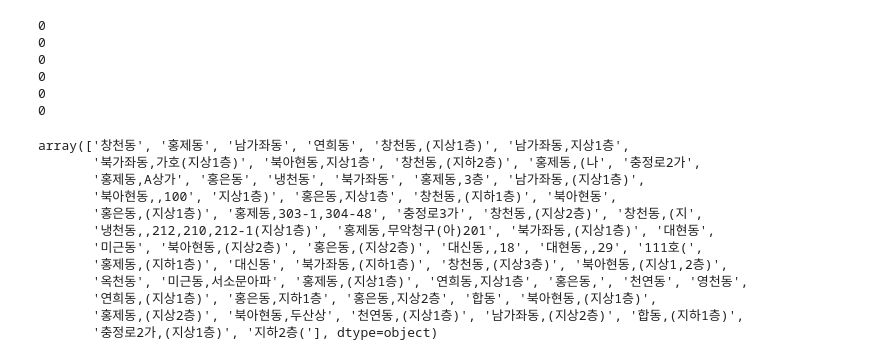
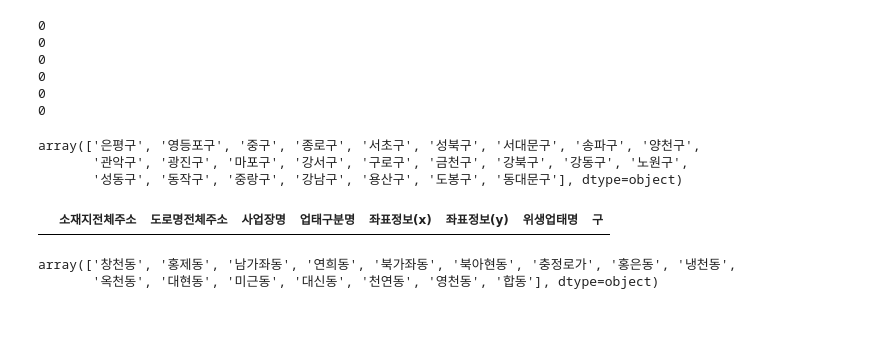
Before and after one commit to lth0813/SeSAC-LECTURE, a Jupyter notebook: 과제/MP3/MP3.ipynb, the cells around one changed output. Saved outputs shown, nothing was run; the diff lists cells and outputs as text; code cells hidden in the pictures; blank space fills up the shorter version.

```diff
--- a/과제/MP3/MP3.ipynb
+++ b/과제/MP3/MP3.ipynb
@@ -121,4 +122,14 @@ df.loc[df['도로명전체주소'].notna(), "구"] = df.loc[df['도로명전체
 
 # 소재지전체주소에서 구 추출 (도로명전체주소가 NaN인 경우만 업데이트)
 df.loc[df['소재지전체주소'].notna() & df["구"].isna(), "구"] = df.loc[df['소재지전체주소'].notna(), "소재지전체주소"].apply(find_address_gu)
+# %%
+df[df["구"].notna()]["구"].unique()
+# %% [output]
+array(['은평구', '영등포구', '중구', '종로구', '서초구', '성북구', '서대문구', '송파구', '양천구',
+       '관악구', '광진구', '마포구', '강서구', '구로구', '금천구', '강북구', '강동구', '노원구',
+       '성동구', '동작구', '중랑구', '강남구', '용산구', '도봉구', '동대문구'], dtype=object)
+# %%
+df[df["구"].isna()]
+# %% [output]
+|  | 소재지전체주소 | 도로명전체주소 | 사업장명 | 업태구분명 | 좌표정보(x) | 좌표정보(y) | 위생업태명 | 구 |
 # %%
@@ -126,15 +139,5 @@ df["동"] = df[(df["구"] == ("서대문구")) & (df["도로명전체주소"].no
 # %%
-df[df["동"].notna()]["동"].unique()
+df[(df["구"] == "서대문구") & (df["동"].notna())]["동"].unique()
 # %% [output]
-array(['창천동', '홍제동', '남가좌동', '연희동', '창천동,(지상1층)', '남가좌동,지상1층',
-       '북가좌동,가호(지상1층)', '북아현동,지상1층', '창천동,(지하2층)', '홍제동,(나', '충정로2가',
-       '홍제동,A상가', '홍은동', '냉천동', '북가좌동', '홍제동,3층', '남가좌동,(지상1층)',
-       '북아현동,,100', '지상1층)', '홍은동,지상1층', '창천동,(지하1층)', '북아현동',
-       '홍은동,(지상1층)', '홍제동,303-1,304-48', '충정로3가', '창천동,(지상2층)', '창천동,(지',
-       '냉천동,,212,210,212-1(지상1층)', '홍제동,무악청구(아)201', '북가좌동,(지상1층)', '대현동',
-       '미근동', '북아현동,(지상2층)', '홍은동,(지상2층)', '대신동,,18', '대현동,,29', '111호(',
-       '홍제동,(지하1층)', '대신동', '북가좌동,(지하1층)', '창천동,(지상3층)', '북아현동,(지상1,2층)',
-       '옥천동', '미근동,서소문아파', '홍제동,(지상1층)', '연희동,지상1층', '홍은동,', '천연동', '영천동',
-       '연희동,(지상1층)', '홍은동,지하1층', '홍은동,지상2층', '합동', '북아현동,(지상1층)',
-       '홍제동,(지상2층)', '북아현동,두산상', '천연동,(지상1층)', '남가좌동,(지상2층)', '합동,(지하1층)',
-       '충정로2가,(지상1층)', '지하2층('], dtype=object)
+array(['창천동', '홍제동', '남가좌동', '연희동', '북가좌동', '북아현동', '충정로가', '홍은동', '냉천동',
+       '옥천동', '대현동', '미근동', '대신동', '천연동', '영천동', '합동'], dtype=object)
```
Also changed, not shown: parts of 9 cells of this notebook, 1 other file.
